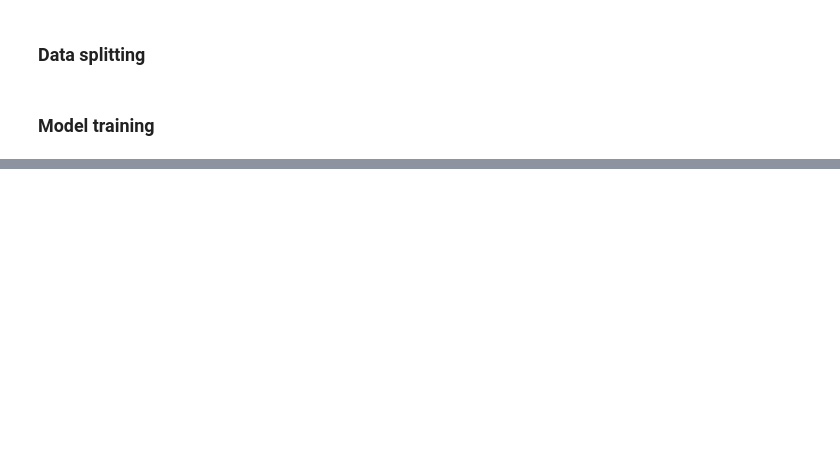
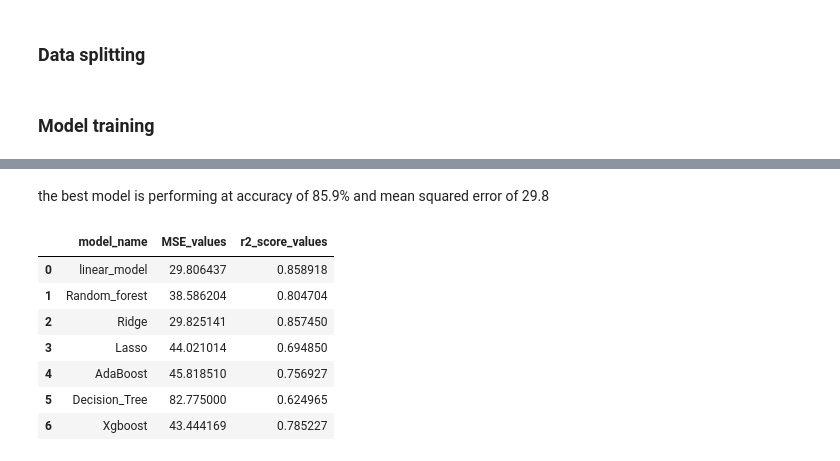
Before and after one commit to Kolawoler/Student_ML_Project, a Jupyter notebook: Notebook/Model Training.ipynb, the cells around one changed output, grey strips where cells are left out. Saved outputs shown, nothing was run; the diff lists cells and outputs as text; code cells hidden in the pictures; blank space fills up the shorter version.

```diff
--- a/Notebook/Model Training.ipynb
+++ b/Notebook/Model Training.ipynb
@@ -319,7 +50,7 @@ X
 # %% [markdown]
 ### Data splitting
 # %%
-X_train, X_test, Y_train, Y_test = train_test_split(X, Y, test_size= .2 , random_state= 5)
+X_train, X_test, Y_train, Y_test = train_test_split(X_transformed, Y, test_size= .2 , random_state= 5)
 # %% [markdown]
 ### Model training
 # %%
@@ -331,9 +64,24 @@ from sklearn.ensemble import RandomForestRegressor
 from sklearn.metrics import r2_score, mean_absolute_error, root_mean_squared_error,mean_squared_error,accuracy_score
+# %%
+# creating a list of models to be used
+
+Model_list = {"linear_model": LinearRegression(),
+
+              "Random_forest": RandomForestRegressor(),
+              "Ridge" : Ridge(),
+              "Lasso": Lasso(),
+              "AdaBoost" : AdaBoostRegressor(),
+              "Decision_Tree": DecisionTreeRegressor(),
+             "Xgboost" : XGBRegressor() }
 # %%
-linear_model = LinearRegression()
+def Evaluation_model(model):
 
-linear_model.fit(X_train, Y_train)
+    "define a function that evaluates the performance of model"
 
-Y_predict = linear_model.predict(X_test)
+    model.fit(X_train, Y_train)
 
-np.mean((Y_predict, Y_test)*2)
+    Y_predict = model.predict(X_test)
+    MSE = np.mean((Y_predict-Y_test)**2)
+    R2_score = r2_score(Y_predict,Y_test)
+
+    return MSE, R2_score
@@ -421,0 +88,15 @@ print(r2_score(Y_predict_3, Y_test))
+# %%
+r2_scores_list = []
+mse_list  = []
+model_name = []
+
+for i in Model_list:
+    mean_squared_error_, r2_score_values = Evaluation_model(Model_list[i])
+    r2_scores_list.append(r2_score_values)
+    mse_list.append(mean_squared_error_)
+    model_name.append(i)
+    print("\n")
+    print(i)
+    print("MSE", mean_squared_error_)
+    print("R2_score", r2_score_values * 100, end = "\n")
+    # print("\n")
@@ -421,0 +121,16 @@ print(r2_score(Y_predict_3, Y_test))
+# %% [markdown]
+the best model is performing at accuracy of 85.9% and mean squared error of 29.8
+# %%
+model_performance_scores = pd.DataFrame({"model_name" : model_name,
+              "MSE_values" : mse_list,
+              "r2_score_values" : r2_scores_list})
+model_performance_scores
+# %% [output]
+|  | model_name | MSE_values | r2_score_values |
+| 0 | linear_model | 29.806437 | 0.858918 |
+| 1 | Random_forest | 38.586204 | 0.804704 |
+| 2 | Ridge | 29.825141 | 0.857450 |
+| 3 | Lasso | 44.021014 | 0.694850 |
+| 4 | AdaBoost | 45.818510 | 0.756927 |
+| 5 | Decision_Tree | 82.775000 | 0.624965 |
+| 6 | Xgboost | 43.444169 | 0.785227 |
```
Also changed, not shown: parts of 57 cells of this notebook.
